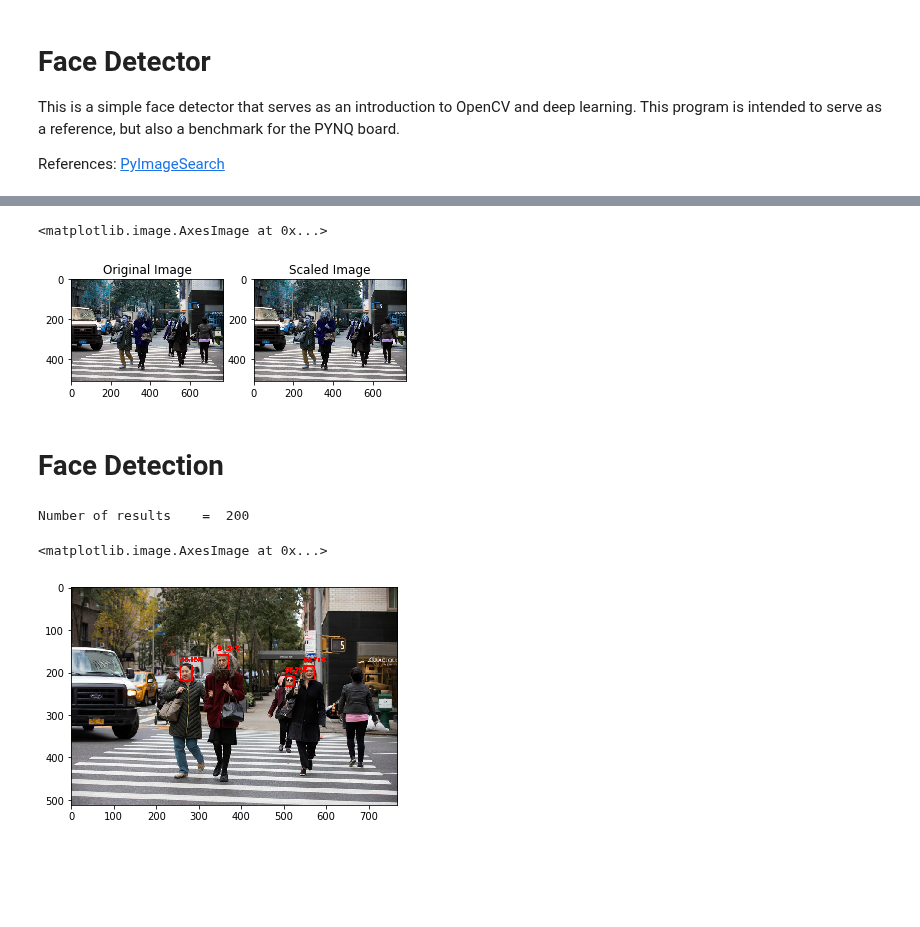
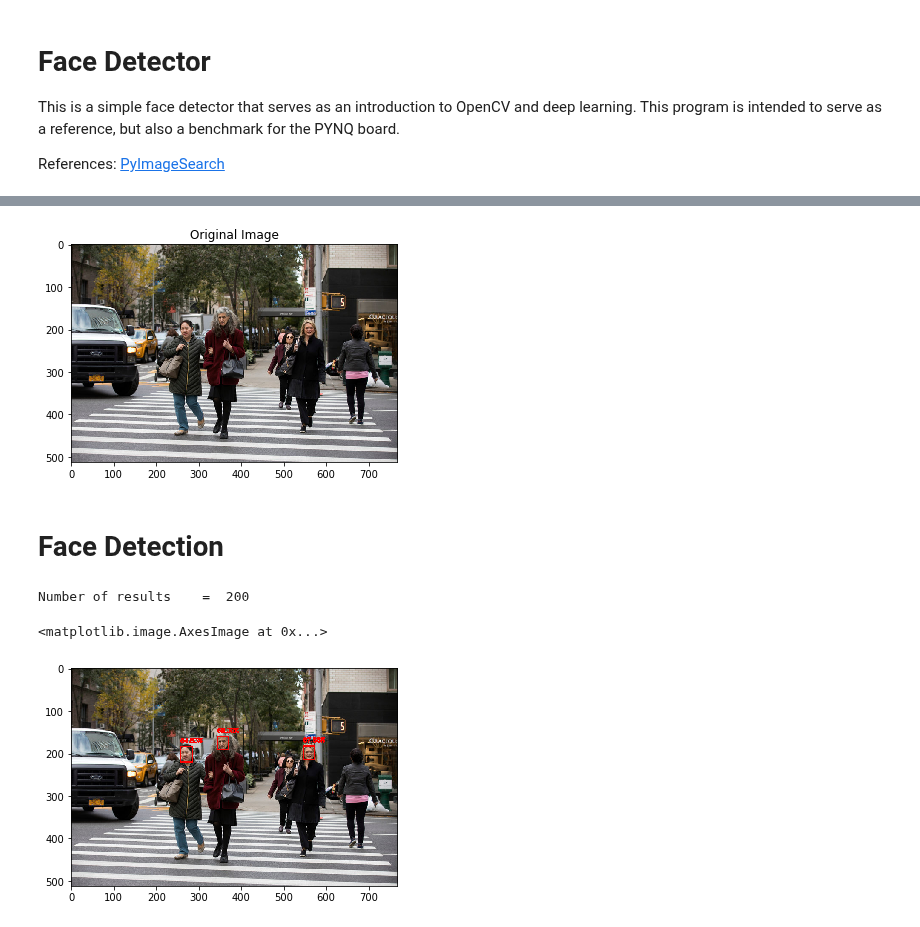
Before and after one commit to rthomp10/FaceDetector, a Jupyter notebook: face_detector.ipynb, the cells around one changed output, grey strips where cells are left out. Saved outputs shown, nothing was run; the diff lists cells and outputs as text; code cells hidden in the pictures; blank space fills up the shorter version.

```diff
--- a/face_detector.ipynb
+++ b/face_detector.ipynb
@@ -15,33 +16,25 @@ import matplotlib.pyplot as plt
 # %%
 # Load model architecture(prototext)
 # and architecture weights (caffemodel)
-nn = cv2.dnn.readNetFromCaffe("deploy.prototxt.txt",
-    "res10_300x300_ssd_iter_140000.caffemodel")
+nn = cv2.dnn.readNetFromCaffe("deploy.prototxt.txt", "res10_300x300_ssd_iter_140000.caffemodel")
 
-# Load image
+# Display setup
+fig, ax = plt.subplots(1,1)
+plt.title("Original Image")
+
+# Import and resize Image in prep for blobbige
 img = cv2.imread("test.jpg")
-fig, ax = plt.subplots(1,2)
-plt.subplot(1,2,1)
-plt.title("Original Image")
-plt.imshow(img)
+plt.imshow(cv2.cvtColor(img, cv2.COLOR_BGR2RGB))
+(h,w) = img.shape[:2] # Returns the original h,w
+img_resized = cv2.resize(img, (300,300))
 
-# Resize Image in prep for blobbige
-(h,w) = img.shape[:2] # Returns the original h,w
-
-#Blob Parameters and blobige
+# Making the Blob for OpenCV
 scalefactor = 1.0
-size = img.shape[:2]
+size = (500,500) #Provides the NN with the expected image size. Balance between accuracy and speed
 mean_subtraction = (104.0, 177.0,123.0)
-blob = cv2.dnn.blobFromImage(cv2.resize(img, (300,300)), scalefactor,
-                             (1000,1000), mean_subtraction)
-
-# Display resized image
-plt.subplot(1,2,2)
-plt.title("Scaled Image")
-plt.imshow(img)
+blob = cv2.dnn.blobFromImage(img_resized, scalefactor, size, mean_subtraction)
 # %% [output]
-<matplotlib.image.AxesImage at 0x...>
-[figure, old version]
+[figure, new version]
 # %% [markdown]
 # Face Detection
 # %%
@@ -74,4 +67,4 @@ plt.imshow(img)
 # %% [output]
 Number of results    =  200
 <matplotlib.image.AxesImage at 0x...>
-[figure, old version]
+[figure, new version]
```
Also changed, not shown: parts of 8 cells of this notebook, 1 other file.
